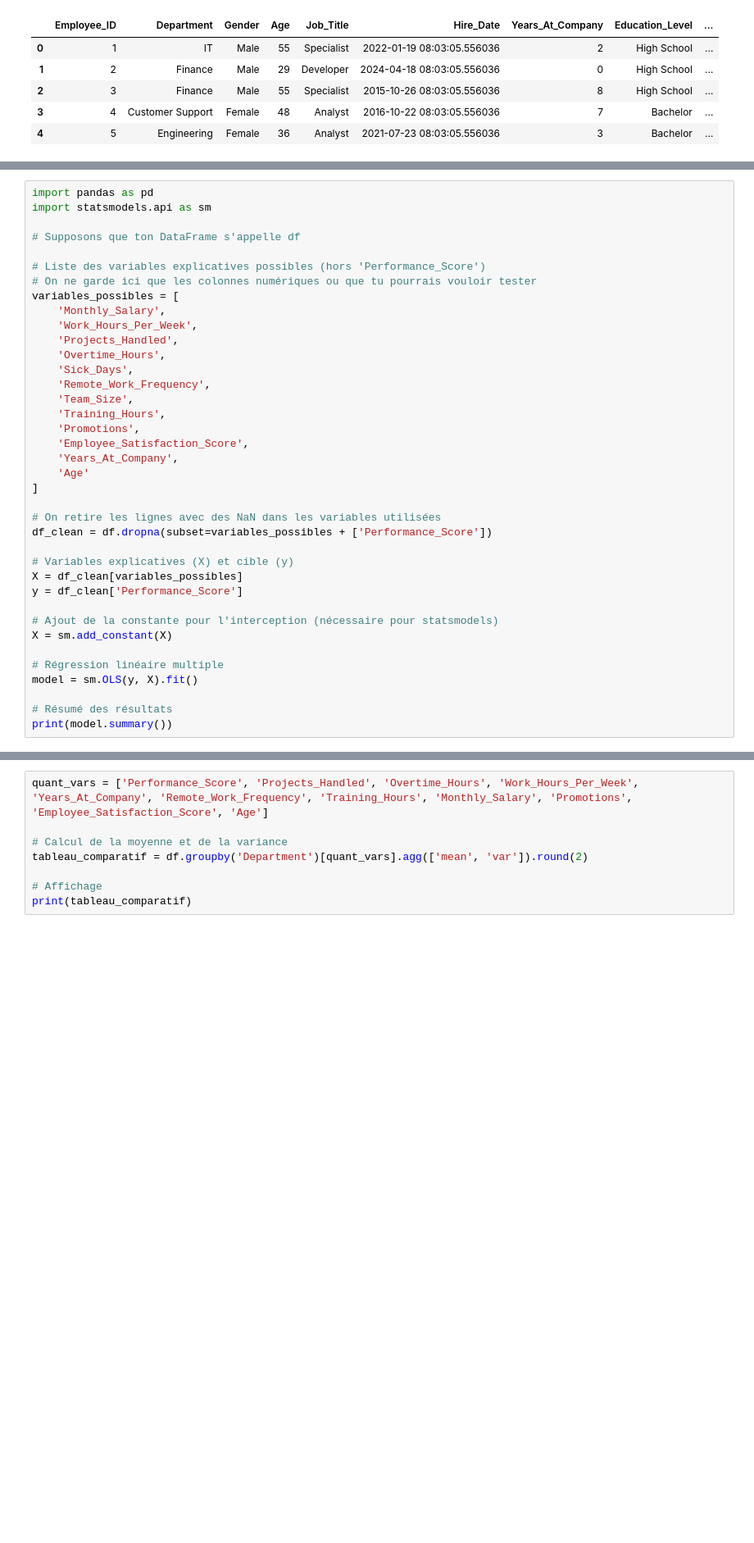
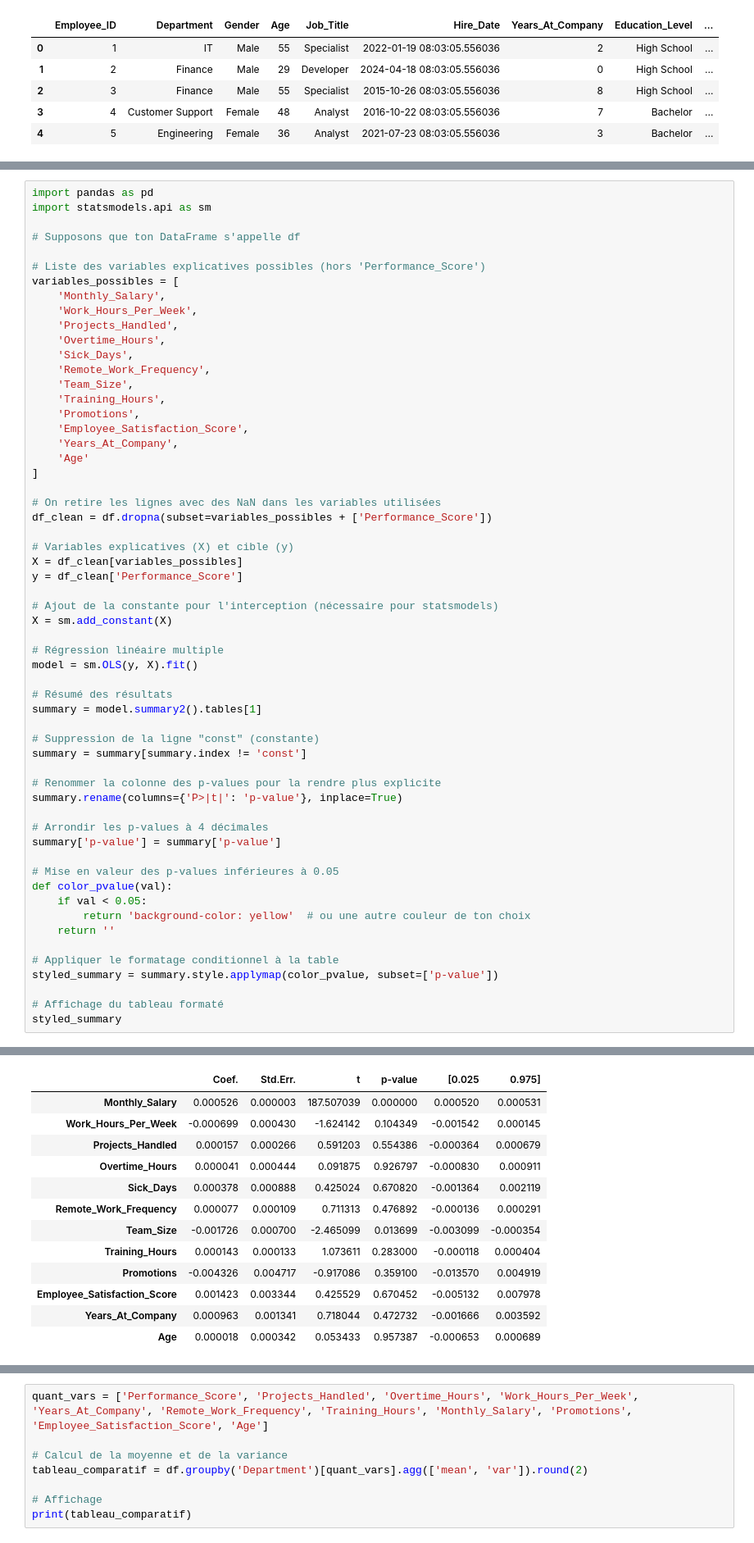
Before and after one commit to SylvainVassr/Data-Analyst-Warmup-Project, a Jupyter notebook: Projet4/Projet4.ipynb, the cells around one changed output, grey strips where cells are left out. Shown at 82% size. Cells and saved outputs as stored; diff of their text form; blank space fills up the shorter version.

```diff
--- a/Projet4/Projet4.ipynb
+++ b/Projet4/Projet4.ipynb
@@ -177,7 +190,6 @@ import statsmodels.api as sm
 # Supposons que ton DataFrame s'appelle df
 
 # Liste des variables explicatives possibles (hors 'Performance_Score')
-# On ne garde ici que les colonnes numériques ou que tu pourrais vouloir tester
 variables_possibles = [
     'Monthly_Salary',
     'Work_Hours_Per_Week',
@@ -207,5 +219,26 @@ X = sm.add_constant(X)
 model = sm.OLS(y, X).fit()
 
 # Résumé des résultats
-print(model.summary())
+summary = model.summary2().tables[1]
+
+# Suppression de la ligne "const" (constante)
+summary = summary[summary.index != 'const']
+
+# Renommer la colonne des p-values pour la rendre plus explicite
+summary.rename(columns={'P>|t|': 'p-value'}, inplace=True)
+
+# Arrondir les p-values à 4 décimales
+summary['p-value'] = summary['p-value']
+
+# Mise en valeur des p-values inférieures à 0.05
+def color_pvalue(val):
+    if val < 0.05:
+        return 'background-color: yellow'  # ou une autre couleur de ton choix
+    return ''
+
+# Appliquer le formatage conditionnel à la table
+styled_summary = summary.style.applymap(color_pvalue, subset=['p-value'])
+
+# Affichage du tableau formaté
+styled_summary
 # %% [output]
@@ -229,3 +245,16 @@ strong multicollinearity or other numerical problems.
+|  | Coef. | Std.Err. | t | p-value | [0.025 | 0.975] |
+| Monthly_Salary | 0.000526 | 0.000003 | 187.507039 | 0.000000 | 0.000520 | 0.000531 |
+| Work_Hours_Per_Week | -0.000699 | 0.000430 | -1.624142 | 0.104349 | -0.001542 | 0.000145 |
+| Projects_Handled | 0.000157 | 0.000266 | 0.591203 | 0.554386 | -0.000364 | 0.000679 |
+| Overtime_Hours | 0.000041 | 0.000444 | 0.091875 | 0.926797 | -0.000830 | 0.000911 |
+| Sick_Days | 0.000378 | 0.000888 | 0.425024 | 0.670820 | -0.001364 | 0.002119 |
+| Remote_Work_Frequency | 0.000077 | 0.000109 | 0.711313 | 0.476892 | -0.000136 | 0.000291 |
+| Team_Size | -0.001726 | 0.000700 | -2.465099 | 0.013699 | -0.003099 | -0.000354 |
+| Training_Hours | 0.000143 | 0.000133 | 1.073611 | 0.283000 | -0.000118 | 0.000404 |
+| Promotions | -0.004326 | 0.004717 | -0.917086 | 0.359100 | -0.013570 | 0.004919 |
+| Employee_Satisfaction_Score | 0.001423 | 0.003344 | 0.425529 | 0.670452 | -0.005132 | 0.007978 |
+| Years_At_Company | 0.000963 | 0.001341 | 0.718044 | 0.472732 | -0.001666 | 0.003592 |
+| Age | 0.000018 | 0.000342 | 0.053433 | 0.957387 | -0.000653 | 0.000689 |
 # %%
 import statsmodels.api as sm
 
```
Also changed, not shown: parts of 10 cells of this notebook, 2 other files.
